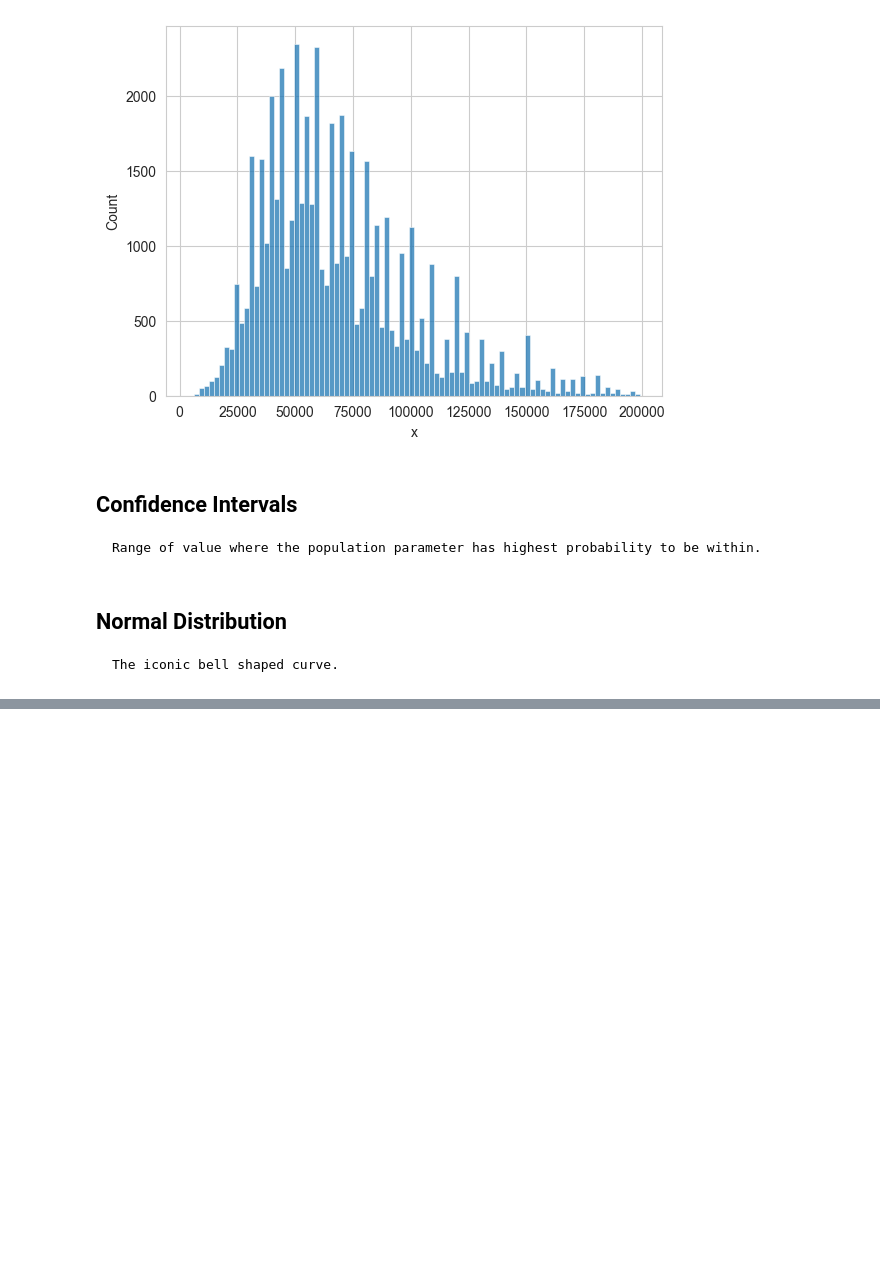
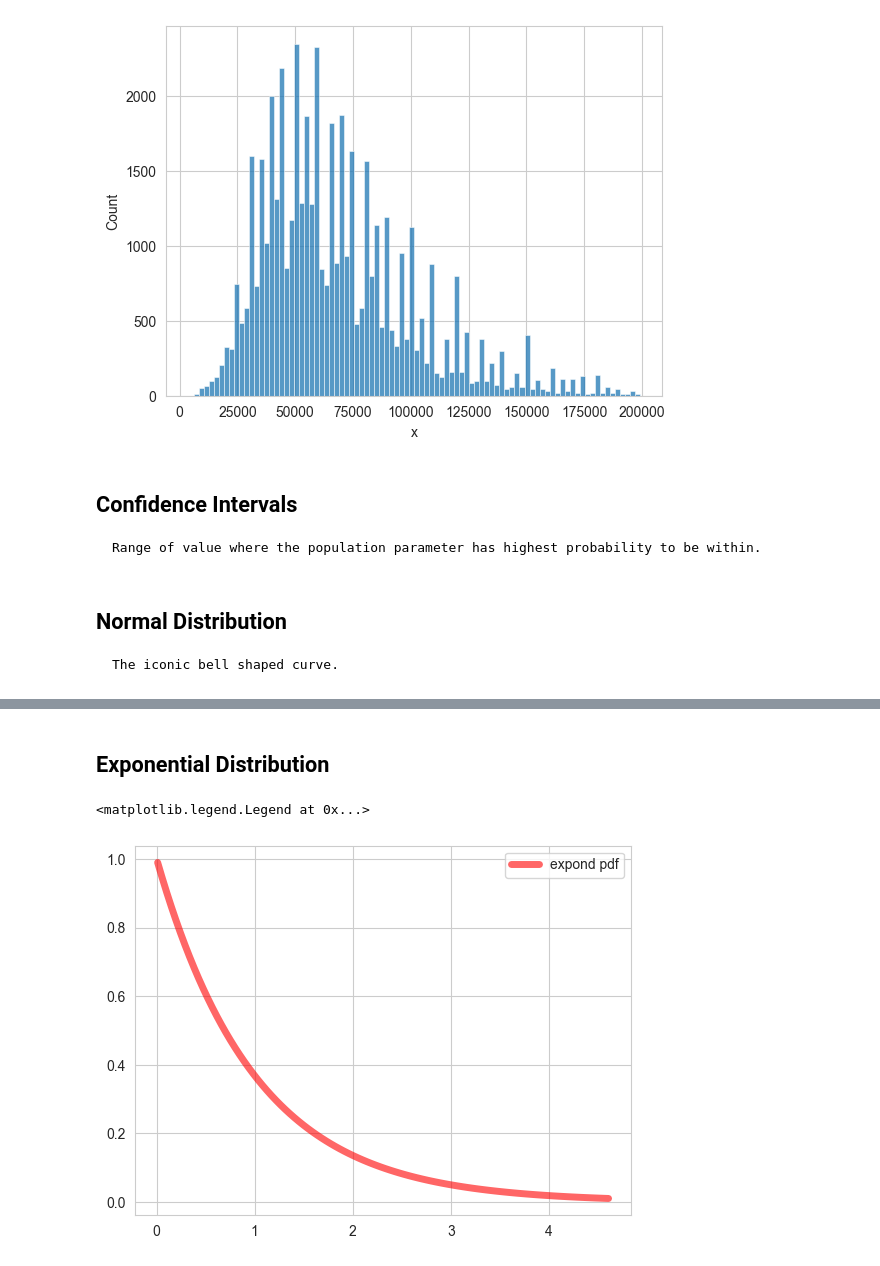
Before and after one commit to RijalChirayu/Statistics, a Jupyter notebook: Sampling.ipynb, the cells around one changed output, grey strips where cells are left out. Drawn from its saved outputs; the diff is of its cells as text; code cells hidden in the pictures; blank space fills up the shorter version.

```diff
--- a/Sampling.ipynb
+++ b/Sampling.ipynb
@@ -152,0 +189,12 @@ plt.show()
+# %% [markdown]
+## Exponential Distribution
+# %%
+fig , ax = plt.subplots(1,1)
+x = np.linspace(stats.expon.ppf(0.01) ,
+                stats.expon.ppf(0.99) , 100)
+ax.plot(x , stats.expon.pdf(x) ,
+        "r-" , lw = 5 , alpha = 0.6 , label = "expon pdf")
+plt.legend()
+# %% [output]
+<matplotlib.legend.Legend at 0x...>
+[figure, added]
```
Also changed, not shown: parts of 14 cells of this notebook.
